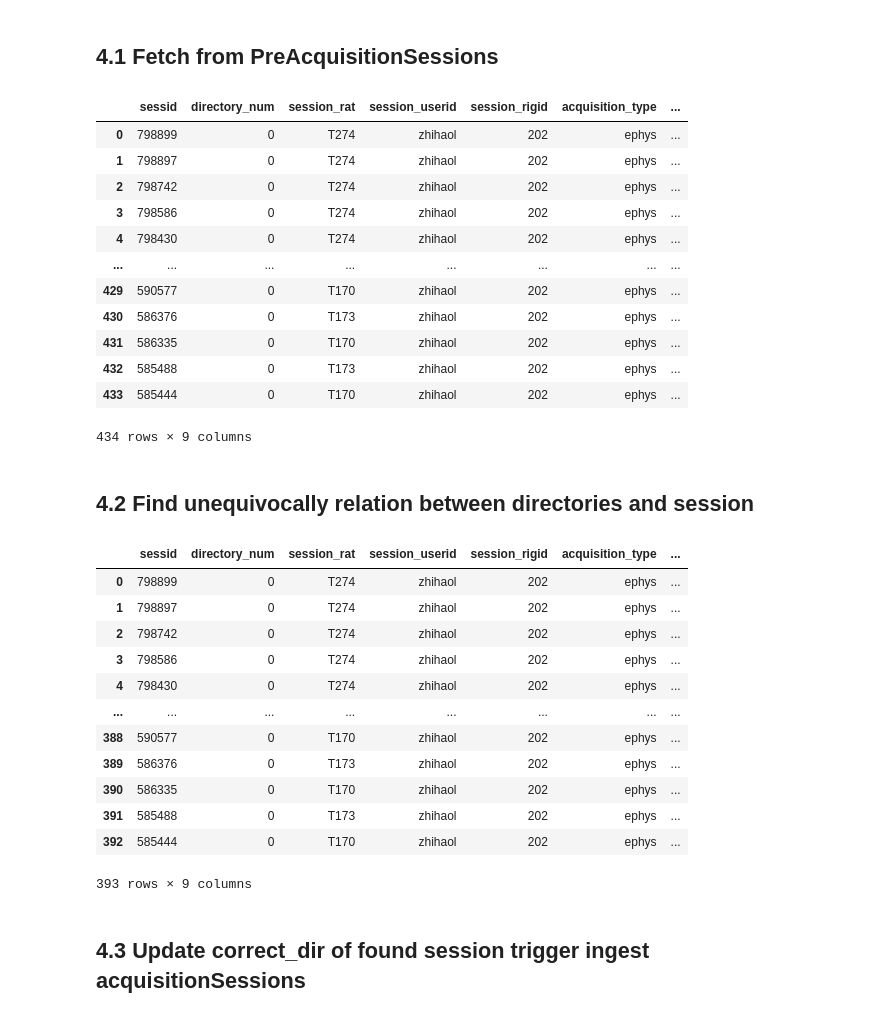
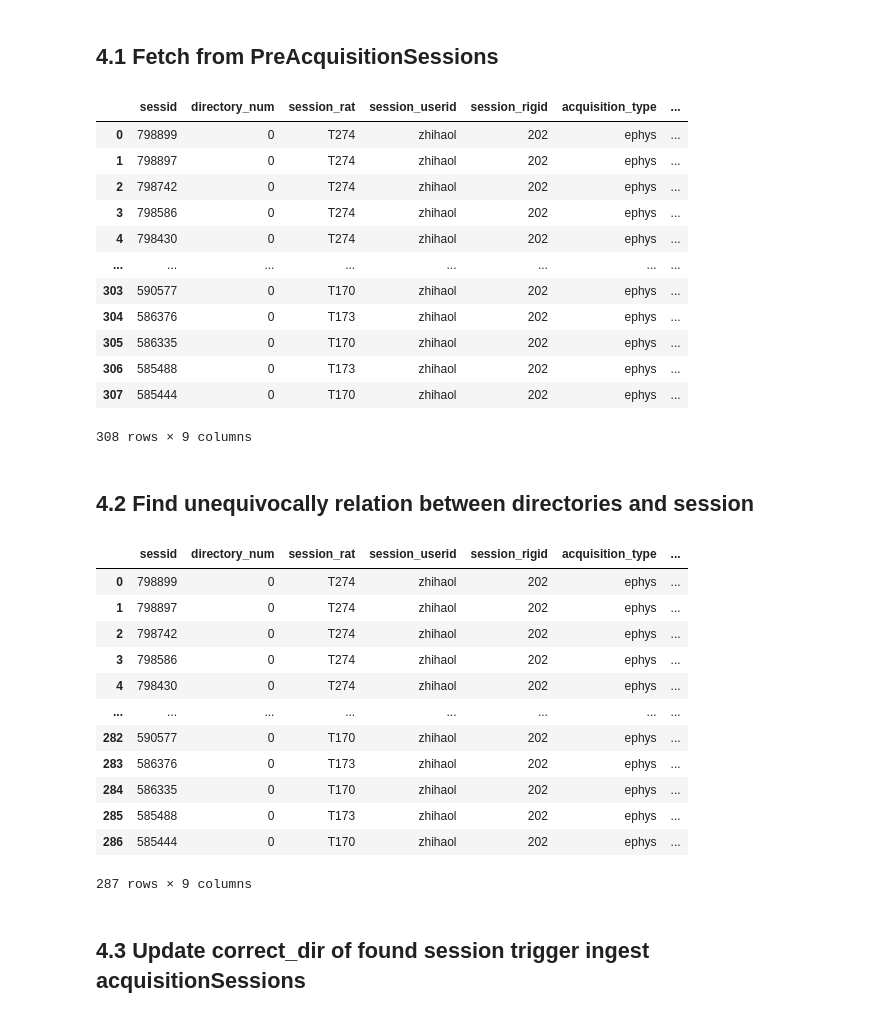
Before and after one commit to kabilar/bl_pipeline_python, a Jupyter notebook: notebooks/ingest_ephys_sessions.ipynb, the cells around one changed output. Drawn from its saved outputs; the diff is of its cells as text; code cells hidden in the pictures.

Commit message:
Correct ingestion of acquisition_sessions table

```diff
--- a/notebooks/ingest_ephys_sessions.ipynb
+++ b/notebooks/ingest_ephys_sessions.ipynb
@@ -199,23 +201,25 @@ for i in dict_keys:
 ## 4.1  Fetch from PreAcquisitionSessions
 # %%
 preacq_sessions_df = pd.DataFrame(new_acquisition.PreAcquisitionSessions.fetch(order_by='sessid desc', as_dict=True))
+idx_duplicate_raw = preacq_sessions_df['sessid'].duplicated(keep=False)
+preacq_sessions_df = preacq_sessions_df[~idx_duplicate_raw]
 preacq_sessions_df = preacq_sessions_df.loc[preacq_sessions_df['directory_num'] == 0, :]
 preacq_sessions_df = preacq_sessions_df.reset_index(drop=True)
 preacq_sessions_df
 # %% [output]
 |  | sessid | directory_num | session_rat | session_userid | session_rigid | acquisition_type | ... |
 | 0 | 798899 | 0 | T274 | zhihaol | 202 | ephys | ... |
 | 1 | 798897 | 0 | T274 | zhihaol | 202 | ephys | ... |
 | 2 | 798742 | 0 | T274 | zhihaol | 202 | ephys | ... |
 | 3 | 798586 | 0 | T274 | zhihaol | 202 | ephys | ... |
 | 4 | 798430 | 0 | T274 | zhihaol | 202 | ephys | ... |
 | ... | ... | ... | ... | ... | ... | ... | ... |
-| 429 | 590577 | 0 | T170 | zhihaol | 202 | ephys | ... |
-| 430 | 586376 | 0 | T173 | zhihaol | 202 | ephys | ... |
-| 431 | 586335 | 0 | T170 | zhihaol | 202 | ephys | ... |
-| 432 | 585488 | 0 | T173 | zhihaol | 202 | ephys | ... |
-| 433 | 585444 | 0 | T170 | zhihaol | 202 | ephys | ... |
+| 303 | 590577 | 0 | T170 | zhihaol | 202 | ephys | ... |
+| 304 | 586376 | 0 | T173 | zhihaol | 202 | ephys | ... |
+| 305 | 586335 | 0 | T170 | zhihaol | 202 | ephys | ... |
+| 306 | 585488 | 0 | T173 | zhihaol | 202 | ephys | ... |
+| 307 | 585444 | 0 | T170 | zhihaol | 202 | ephys | ... |
-434 rows × 9 columns
+308 rows × 9 columns
 # %% [markdown]
 ## 4.2 Find unequivocally relation between directories and session
 # %%
@@ -234,12 +238,12 @@ acq_sessions_df_unique
 | 3 | 798586 | 0 | T274 | zhihaol | 202 | ephys | ... |
 | 4 | 798430 | 0 | T274 | zhihaol | 202 | ephys | ... |
 | ... | ... | ... | ... | ... | ... | ... | ... |
-| 388 | 590577 | 0 | T170 | zhihaol | 202 | ephys | ... |
-| 389 | 586376 | 0 | T173 | zhihaol | 202 | ephys | ... |
-| 390 | 586335 | 0 | T170 | zhihaol | 202 | ephys | ... |
-| 391 | 585488 | 0 | T173 | zhihaol | 202 | ephys | ... |
-| 392 | 585444 | 0 | T170 | zhihaol | 202 | ephys | ... |
+| 282 | 590577 | 0 | T170 | zhihaol | 202 | ephys | ... |
+| 283 | 586376 | 0 | T173 | zhihaol | 202 | ephys | ... |
+| 284 | 586335 | 0 | T170 | zhihaol | 202 | ephys | ... |
+| 285 | 585488 | 0 | T173 | zhihaol | 202 | ephys | ... |
+| 286 | 585444 | 0 | T170 | zhihaol | 202 | ephys | ... |
-393 rows × 9 columns
+287 rows × 9 columns
 # %% [markdown]
 ## 4.3 Update correct_dir of found session trigger ingest acquisitionSessions
 # %%
```
Also changed, not shown: parts of 2 cells of this notebook.
